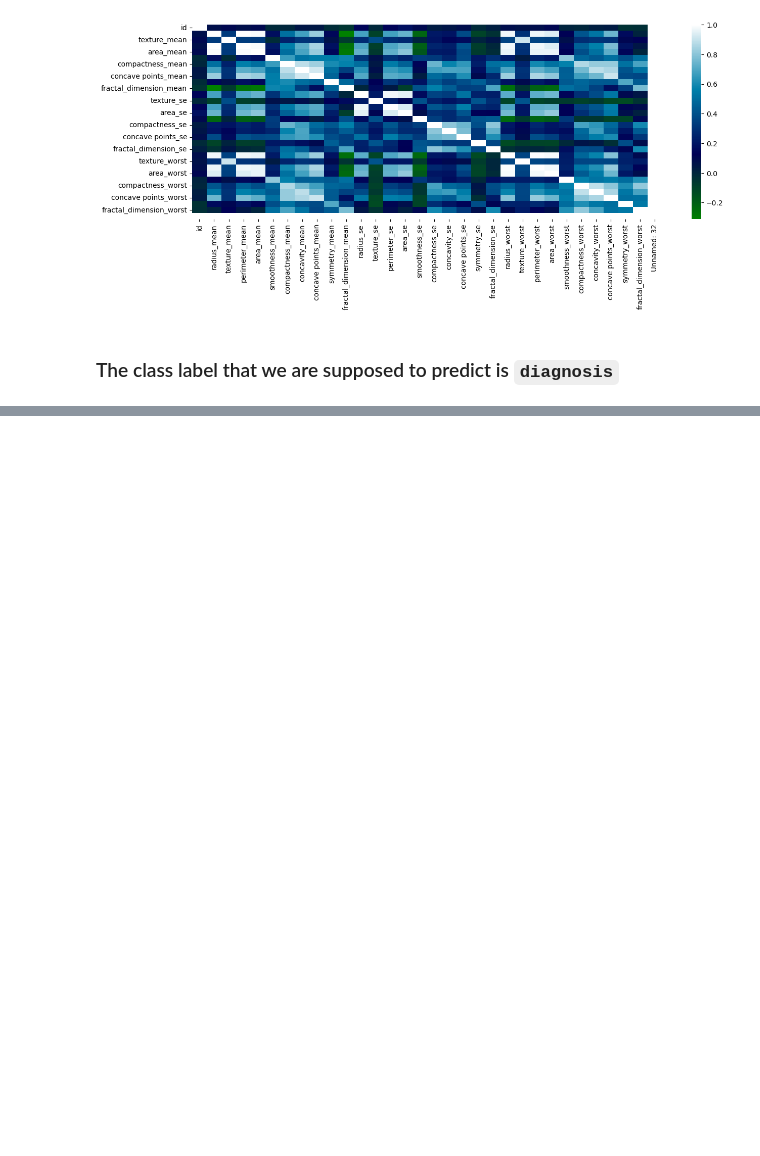
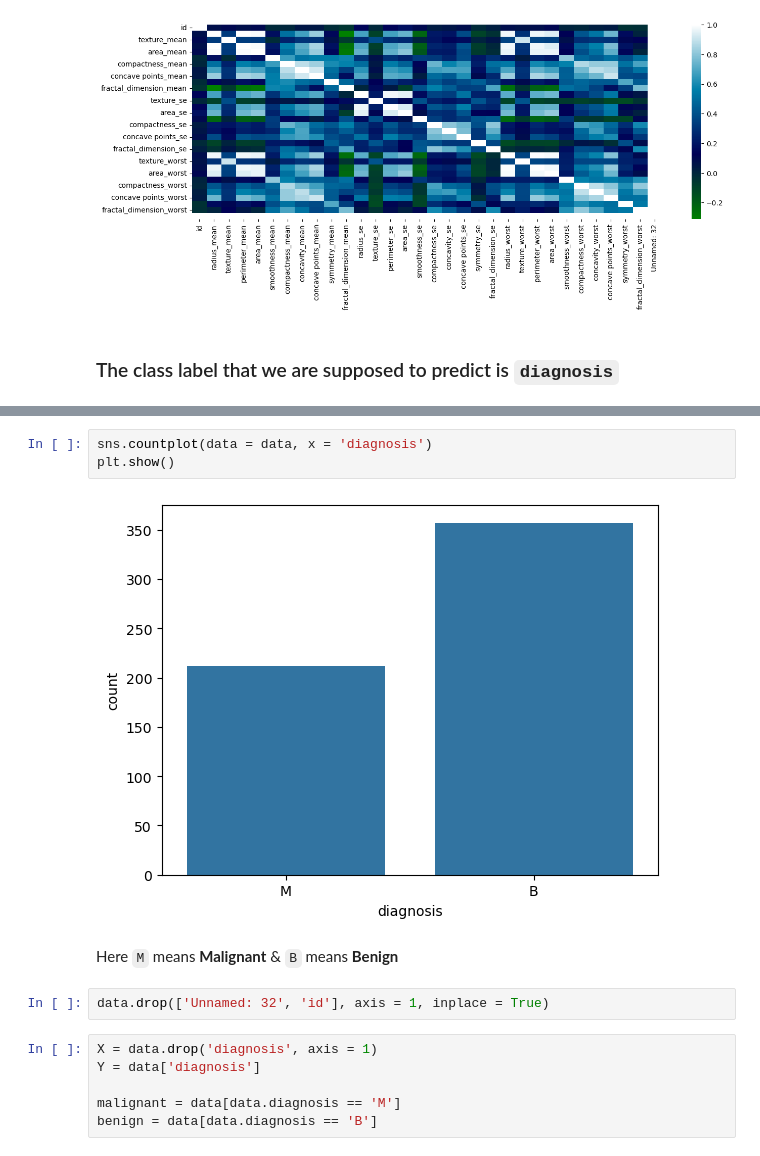
Before and after one commit to one-tonSOUP/ML-practice, a Jupyter notebook: Day16 - KNN/K-NearestNeighbours.ipynb, the cells around one changed output, grey strips where cells are left out. Saved outputs shown, nothing was run; the diff lists cells and outputs as text; blank space fills up the shorter version.

```diff
--- a/Day16 - KNN/K-NearestNeighbours.ipynb
+++ b/Day16 - KNN/K-NearestNeighbours.ipynb
@@ -108,0 +124,15 @@ plt.show()
+# %%
+sns.countplot(data = data, x = 'diagnosis')
+plt.show()
+# %% [output]
+[figure, added]
+# %% [markdown]
+Here `M` means **Malignant** & `B` means **Benign**
+# %%
+data.drop(['Unnamed: 32', 'id'], axis = 1, inplace = True)
+# %%
+X = data.drop('diagnosis', axis = 1)
+Y = data['diagnosis']
+
+malignant = data[data.diagnosis == 'M']
+benign = data[data.diagnosis == 'B']
```
Also changed, not shown: parts of 13 cells of this notebook.
